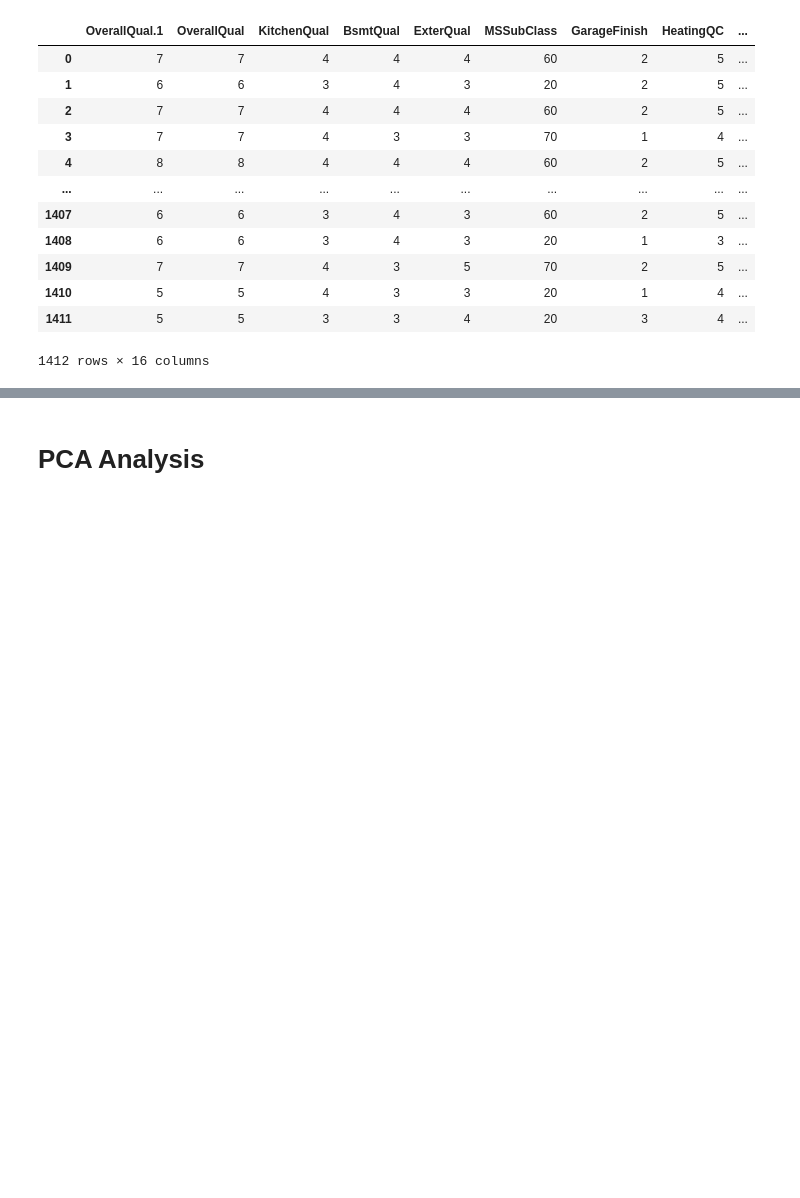
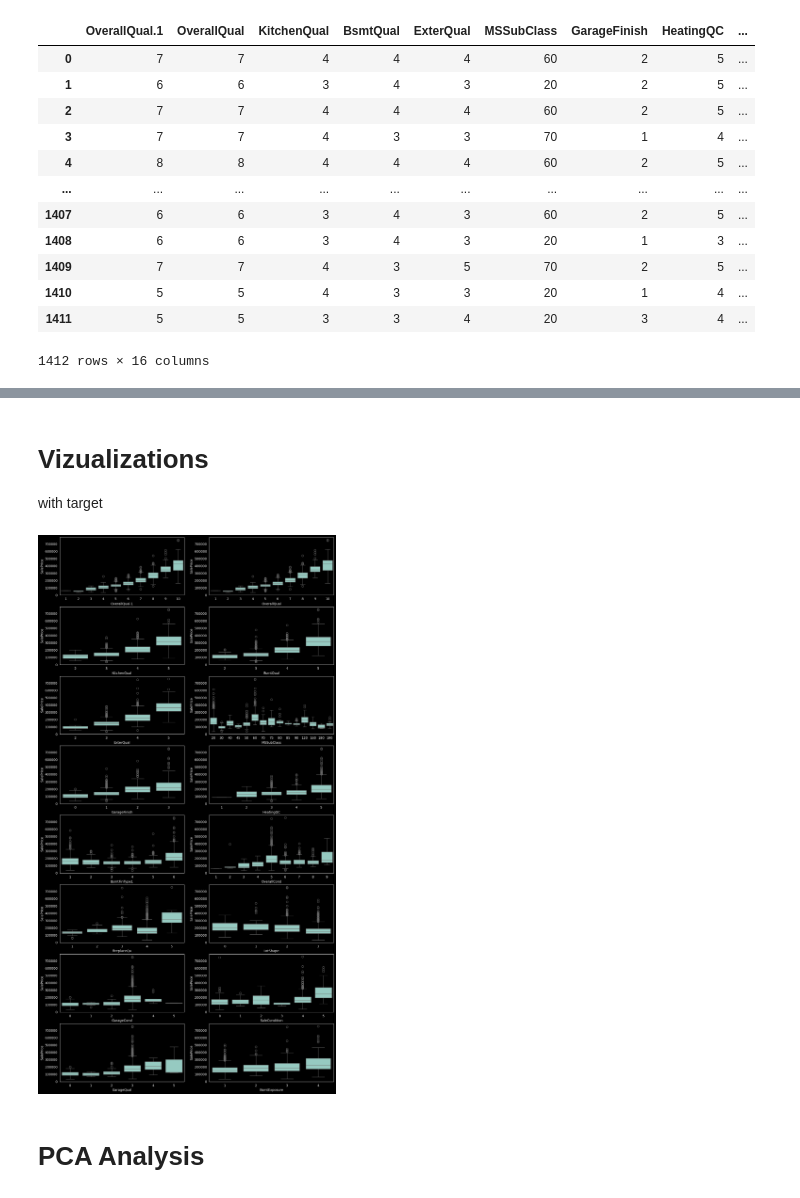
Before and after one commit to xXKeNdAmAmAsTeRXx/House_Prices_project, a Jupyter notebook: 3.2_EDA_ordinal.ipynb, the cells around one changed output, grey strips where cells are left out. Drawn from its saved outputs; the diff is of its cells as text; code cells hidden in the pictures; blank space fills up the shorter version.

Commit message:
vizualize selected X with box plot

```diff
--- a/3.2_EDA_ordinal.ipynb
+++ b/3.2_EDA_ordinal.ipynb
@@ -64,3 +73,15 @@ selected_X
+# %% [markdown]
+# Vizualizations
+with target
+# %%
+fig, ax = plt.subplots(8,2, figsize=(15,30))
+ax = ax.flatten()
+
+for idx, col in enumerate(selected_X.columns):
+    sns.boxplot(data=data, x=col, y='SalePrice', ax=ax[idx])
+    ax[idx].grid(False)
+# %% [output]
+[figure, added]
 # %% [markdown]
 # PCA Analysis
 # %%
```
Also changed, not shown: parts of 2 cells of this notebook.
